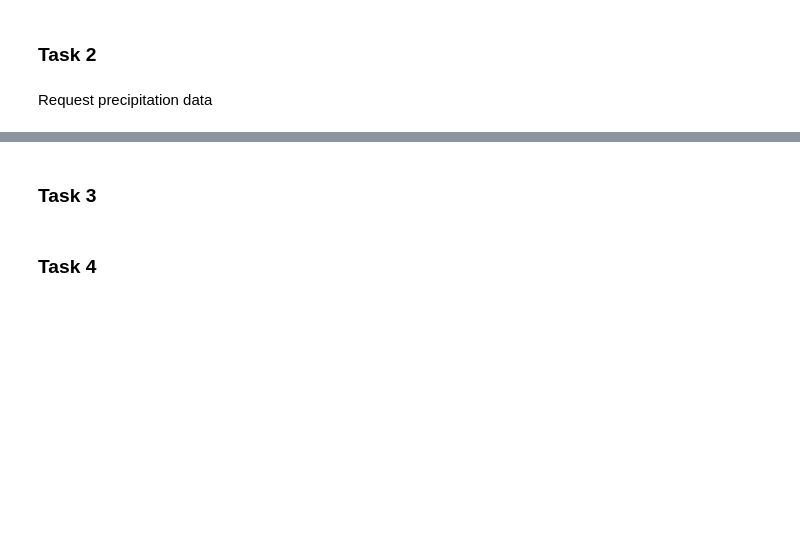
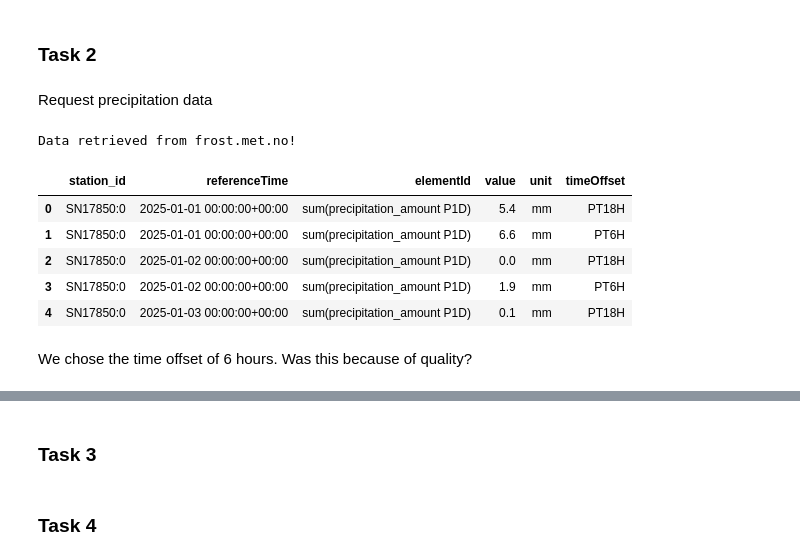
Before and after one commit to Behanix/inf201-deliverables, a Jupyter notebook: deliverable_1.ipynb, the cells around one changed output, grey strips where cells are left out. Cells and saved outputs as stored; diff of their text form; code cells hidden in the pictures; blank space fills up the shorter version.

```diff
--- a/deliverable_1.ipynb
+++ b/deliverable_1.ipynb
@@ -233,43 +228,29 @@ print(summary_table)
 Request precipitation data
 # %%
 # Define endpoint and parameters
-endpoint = 'https://frost.met.no/observations/v0.jsonld'
-parameters = {
- 'sources': 'SN17850',
- 'elements': 'sum(precipitation_amount P1D)',
- 'referencetime': '2025-01-01/2025-12-31',
-}
 
-# Issue an HTTP GET request
-r = requests.get(endpoint, parameters, auth=(client_id, ''))
-# Extract JSON data
-json = r.json()
 
-# Check if the request worked, print out any errors
-if r.status_code == 200:
-    data_precip = json['data']
-    print('Data retrieved from frost.met.no!')
-else:
-    print('Error! Returned status code %s' % r.status_code)
-    print('Message: %s' % json['error']['message'])
-    print('Reason: %s' % json['error']['reason'])
+df_precip = data_request_df(
+    client_id=client_id,
+    parameters={
+        'sources': 'SN17850',
+        'elements': 'sum(precipitation_amount P1D)',
+        'referencetime': '2025-01-01/2025-12-31',
+    }
+)
+# %% [output]
+Data retrieved from frost.met.no!
 # %%
-# This will return a Dataframe with all of the observations in a table format
-# Intructions: https://frost.met.no/python_example.html
-
-rows_precip = []
-
-for i in range(len(data_precip)):
-    row = pd.DataFrame(data_precip[i]['observations'])
-    row['referenceTime'] = data_precip[i]['referenceTime']
-    row['sourceId'] = data_precip[i]['sourceId']
-    rows_precip.append(row)
-
-df_precip = pd.concat(rows_precip, ignore_index=True)
-
-df_precip['referenceTime'] = pd.to_datetime(df_precip['referenceTime'])
-
 df_precip.head()
+# %% [output]
+|  | station_id | referenceTime | elementId | value | unit | timeOffset |
+| 0 | SN17850:0 | 2025-01-01 00:00:00+00:00 | sum(precipitation_amount P1D) | 5.4 | mm | PT18H |
+| 1 | SN17850:0 | 2025-01-01 00:00:00+00:00 | sum(precipitation_amount P1D) | 6.6 | mm | PT6H |
+| 2 | SN17850:0 | 2025-01-02 00:00:00+00:00 | sum(precipitation_amount P1D) | 0.0 | mm | PT18H |
+| 3 | SN17850:0 | 2025-01-02 00:00:00+00:00 | sum(precipitation_amount P1D) | 1.9 | mm | PT6H |
+| 4 | SN17850:0 | 2025-01-03 00:00:00+00:00 | sum(precipitation_amount P1D) | 0.1 | mm | PT18H |
+# %% [markdown]
+We chose the time offset of 6 hours. Was this because of quality?
 # %%
 # Create a df with the precipiation measuremente of the PT6H timeOffset
 
```
Also changed, not shown: parts of 5 cells of this notebook.
